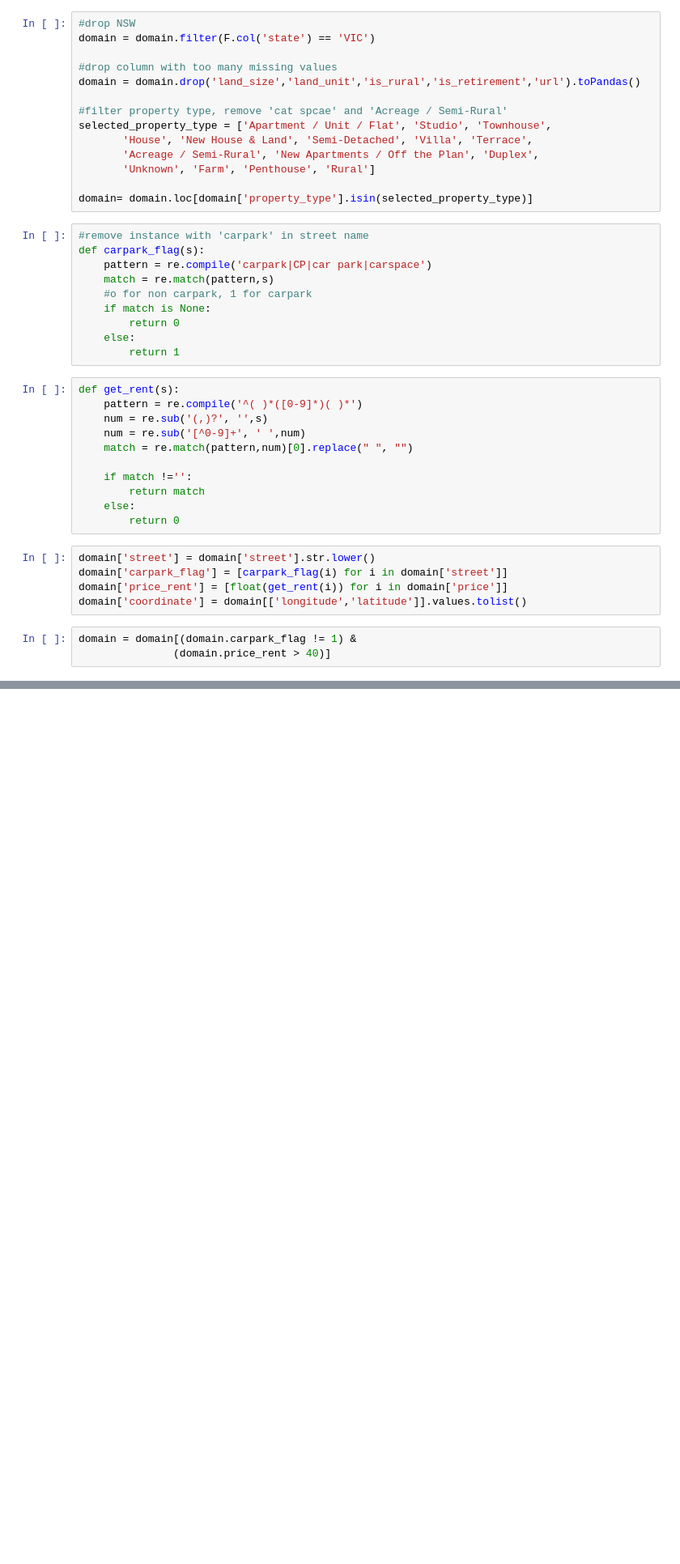
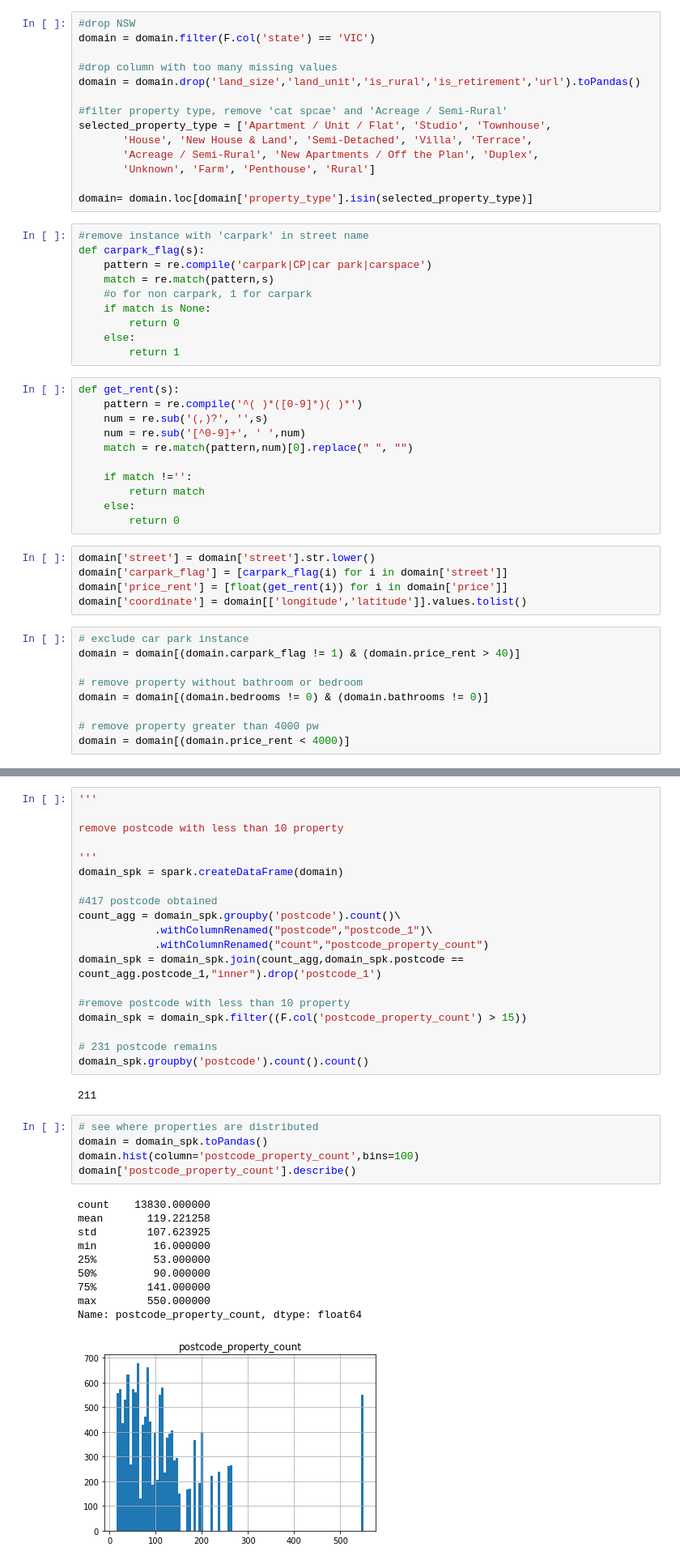
Before and after one commit to MAST30034-Applied-Data-Science/generic-real-estate-consulting-project-group-7, a Jupyter notebook: notebooks/Join.ipynb, the cells around one changed output, grey strips where cells are left out. Shown at 81% size. Saved outputs shown, nothing was run; the diff lists cells and outputs as text; blank space fills up the shorter version.

```diff
--- a/notebooks/Join.ipynb
+++ b/notebooks/Join.ipynb
@@ -79,5 +79,11 @@ domain['carpark_flag'] = [carpark_flag(i) for i in domain['street']]
 domain['price_rent'] = [float(get_rent(i)) for i in domain['price']]
 domain['coordinate'] = domain[['longitude','latitude']].values.tolist()
 # %%
-domain = domain[(domain.carpark_flag != 1) &
-               (domain.price_rent > 40)]
+# exclude car park instance
+domain = domain[(domain.carpark_flag != 1) & (domain.price_rent > 40)]
+
+# remove property without bathroom or bedroom
+domain = domain[(domain.bedrooms != 0) & (domain.bathrooms != 0)]
+
+# remove property greater than 4000 pw
+domain = domain[(domain.price_rent < 4000)]
@@ -148,0 +90,37 @@ Timeout:
+# %%
+'''
+
+remove postcode with less than 10 property
+
+'''
+domain_spk = spark.createDataFrame(domain)
+
+#417 postcode obtained
+count_agg = domain_spk.groupby('postcode').count()\
+            .withColumnRenamed("postcode","postcode_1")\
+            .withColumnRenamed("count","postcode_property_count")
+domain_spk = domain_spk.join(count_agg,domain_spk.postcode == count_agg.postcode_1,"inner").drop('postcode_1')
+
+#remove postcode with less than 10 property
+domain_spk = domain_spk.filter((F.col('postcode_property_count') > 15))
+
+# 231 postcode remains
+domain_spk.groupby('postcode').count().count()
+# %% [output]
+211
+# %%
+# see where properties are distributed
+domain = domain_spk.toPandas()
+domain.hist(column='postcode_property_count',bins=100)
+domain['postcode_property_count'].describe()
+# %% [output]
+count    13830.000000
+mean       119.221258
+std        107.623925
+min         16.000000
+25%         53.000000
+50%         90.000000
+75%        141.000000
+max        550.000000
+Name: postcode_property_count, dtype: float64
+[figure, added]
```
Also changed, not shown: parts of 14 cells of this notebook.
